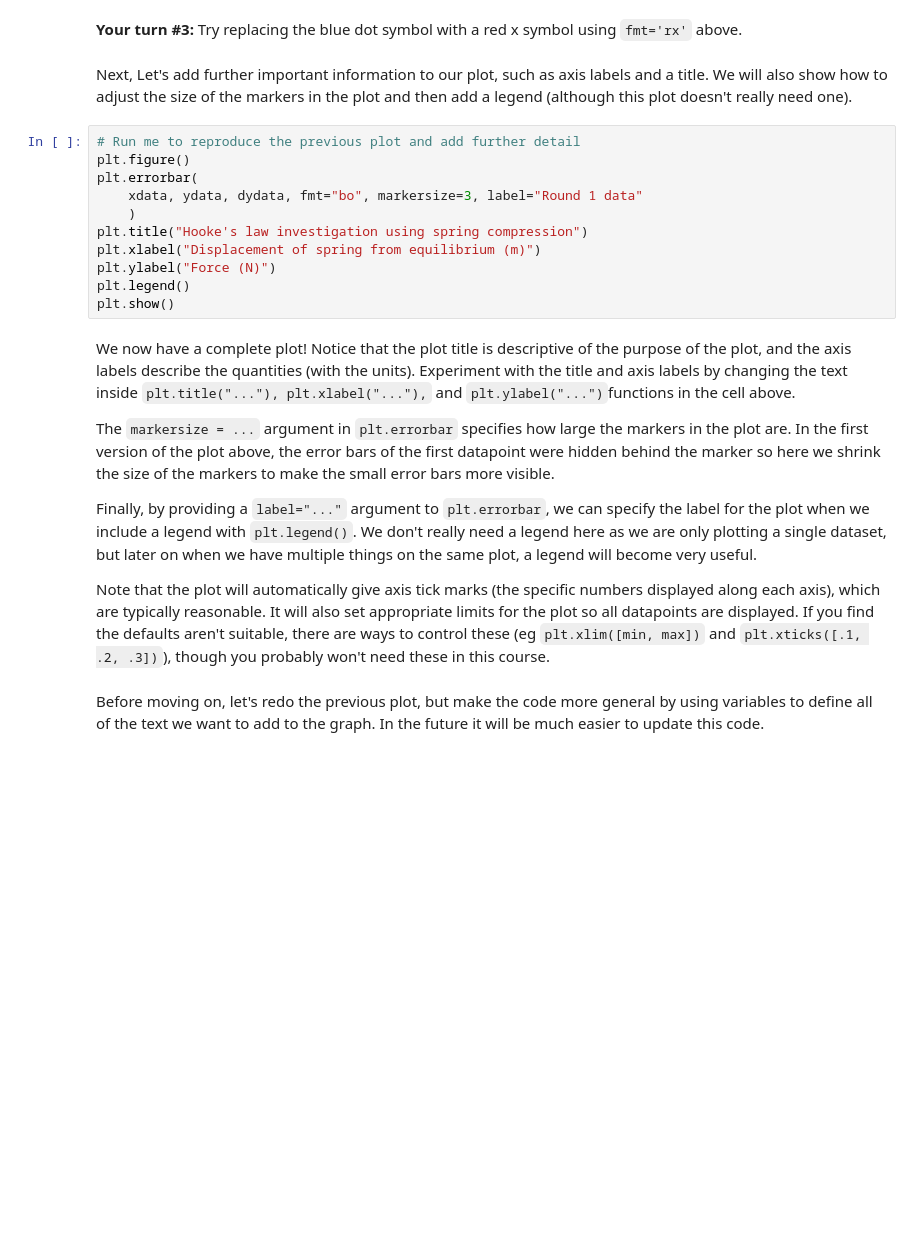
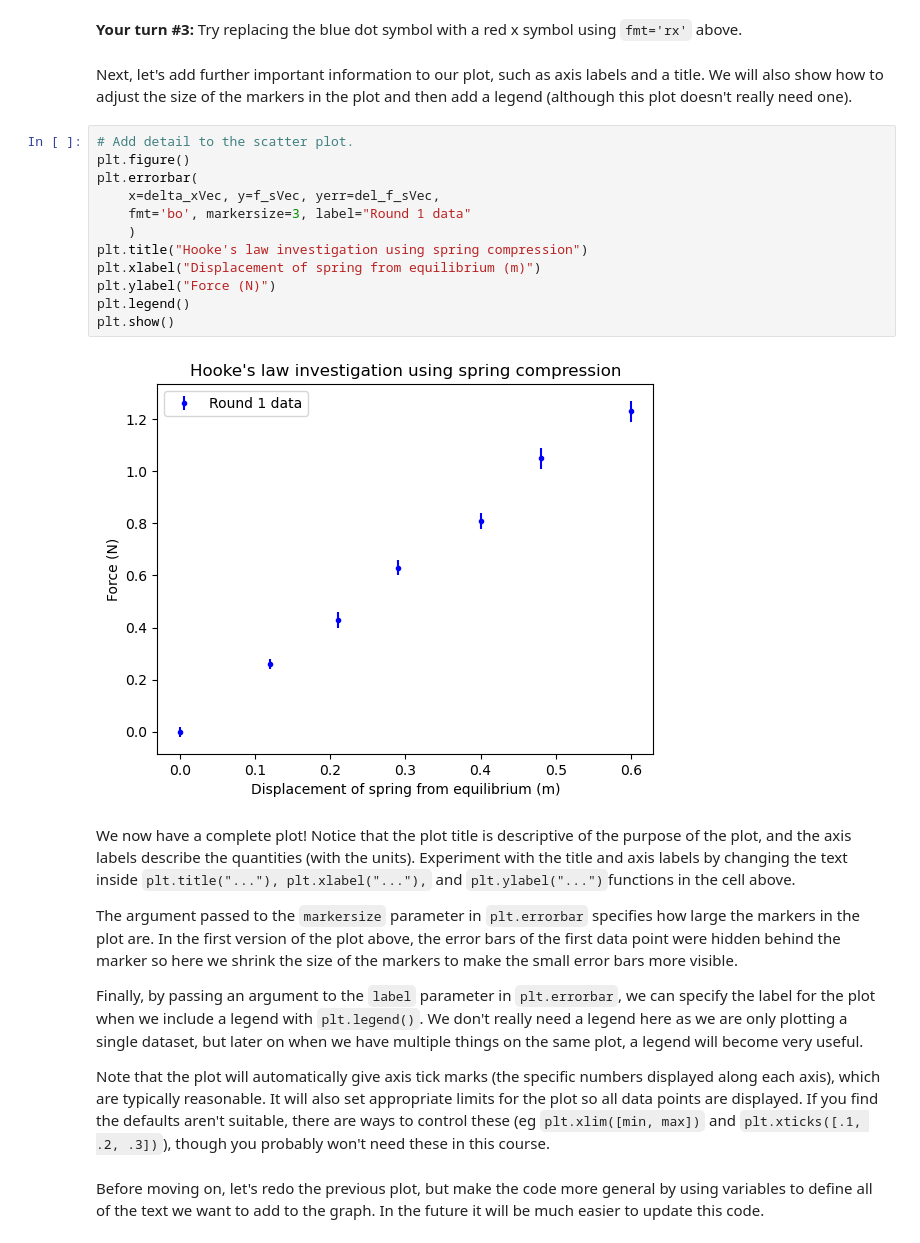
Before and after one commit to phys119/p119_24w2, a Jupyter notebook: Lab05/Prelab05.ipynb, the cells around one changed output. Drawn from its saved outputs; the diff is of its cells as text; blank space fills up the shorter version.

```diff
--- a/Lab05/Prelab05.ipynb
+++ b/Lab05/Prelab05.ipynb
@@ -105,26 +131,29 @@ We then use the `plt.errorbar` function to specify that we want a plot with erro
 # %% [markdown]
 **Your turn #3:** Try replacing the blue dot symbol with a red x symbol using `fmt='rx'` above.
 # %% [markdown]
-Next, Let's add further important information to our plot, such as axis labels and a title. We will also show how to adjust the size of the markers in the plot and then add a legend (although this plot doesn't really need one).
+Next, let's add further important information to our plot, such as axis labels and a title. We will also show how to adjust the size of the markers in the plot and then add a legend (although this plot doesn't really need one).
 # %%
-# Run me to reproduce the previous plot and add further detail
+# Add detail to the scatter plot.
 plt.figure()
 plt.errorbar(
-    xdata, ydata, dydata, fmt="bo", markersize=3, label="Round 1 data"
+    x=delta_xVec, y=f_sVec, yerr=del_f_sVec,
+    fmt='bo', markersize=3, label="Round 1 data"
     )
 plt.title("Hooke's law investigation using spring compression")
 plt.xlabel("Displacement of spring from equilibrium (m)")
 plt.ylabel("Force (N)")
 plt.legend()
 plt.show()
+# %% [output]
+[figure, added]
 # %% [markdown]
 We now have a complete plot! Notice that the plot title is descriptive of the purpose of the plot, and the axis labels describe the quantities (with the units). Experiment with the title and axis labels by changing the text inside `plt.title("..."), plt.xlabel("..."),` and `plt.ylabel("...")`functions in the cell above.
 
-The `markersize = ...` argument in `plt.errorbar` specifies how large the markers in the plot are. In the first version of the plot above, the error bars of the first datapoint were hidden behind the marker so here we shrink the size of the markers to make the small error bars more visible.
+The argument passed to the `markersize` parameter in `plt.errorbar` specifies how large the markers in the plot are. In the first version of the plot above, the error bars of the first data point were hidden behind the marker so here we shrink the size of the markers to make the small error bars more visible.
 
-Finally, by providing a `label="..."` argument to `plt.errorbar`, we can specify the label for the plot when we include a legend with `plt.legend()`. We don't really need a legend here as we are only plotting a single dataset, but later on when we have multiple things on the same plot, a legend will become very useful.
+Finally, by passing an argument to the `label` parameter in `plt.errorbar`, we can specify the label for the plot when we include a legend with `plt.legend()`. We don't really need a legend here as we are only plotting a single dataset, but later on when we have multiple things on the same plot, a legend will become very useful.
 
-Note that the plot will automatically give axis tick marks (the specific numbers displayed along each axis), which are typically reasonable. It will also set appropriate limits for the plot so all datapoints are displayed. If you find the defaults aren't suitable, there are ways to control these (eg `plt.xlim([min, max])` and `plt.xticks([.1, .2, .3])`), though you probably won't need these in this course.
+Note that the plot will automatically give axis tick marks (the specific numbers displayed along each axis), which are typically reasonable. It will also set appropriate limits for the plot so all data points are displayed. If you find the defaults aren't suitable, there are ways to control these (eg `plt.xlim([min, max])` and `plt.xticks([.1, .2, .3])`), though you probably won't need these in this course.
 # %% [markdown]
 Before moving on, let's redo the previous plot, but make the code more general by using variables to define all of the text we want to add to the graph. In the future it will be much easier to update this code.
 # %%
```
Also changed, not shown: parts of 31 cells of this notebook.
